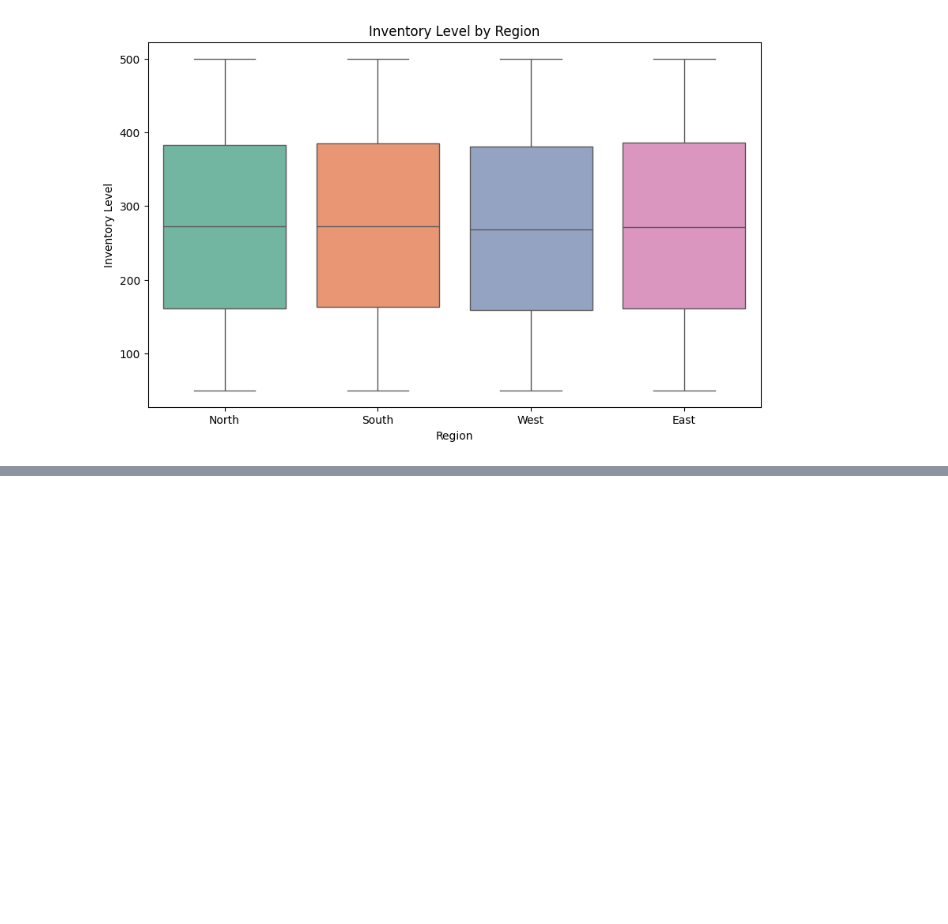
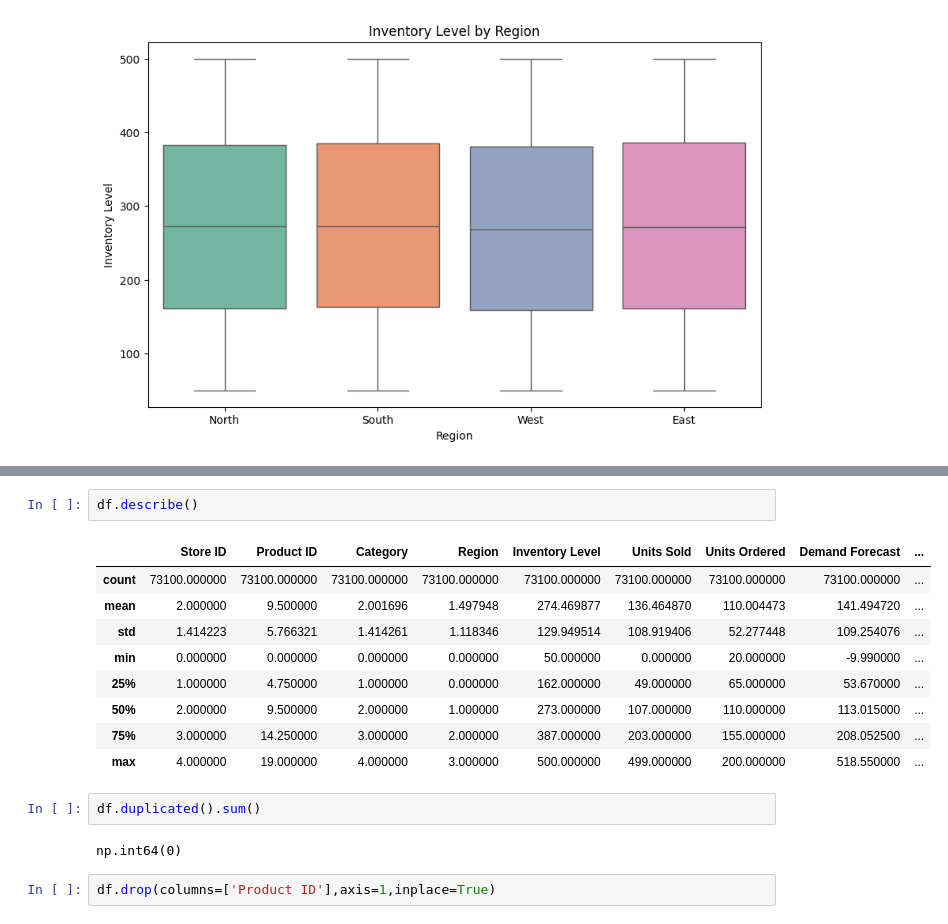
Before and after one commit to psmakol1/retail_store_inventory_forecast, a Jupyter notebook: capstone.ipynb, the cells around one changed output, grey strips where cells are left out. Cells and saved outputs as stored; diff of their text form; blank space fills up the shorter version.

```diff
--- a/capstone.ipynb
+++ b/capstone.ipynb
@@ -188,0 +258,18 @@ plt.show()
+# %%
+df.describe()
+# %% [output]
+|  | Store ID | Product ID | Category | Region | Inventory Level | Units Sold | Units Ordered | Demand Forecast | ... |
+| count | 73100.000000 | 73100.000000 | 73100.000000 | 73100.000000 | 73100.000000 | 73100.000000 | 73100.000000 | 73100.000000 | ... |
+| mean | 2.000000 | 9.500000 | 2.001696 | 1.497948 | 274.469877 | 136.464870 | 110.004473 | 141.494720 | ... |
+| std | 1.414223 | 5.766321 | 1.414261 | 1.118346 | 129.949514 | 108.919406 | 52.277448 | 109.254076 | ... |
+| min | 0.000000 | 0.000000 | 0.000000 | 0.000000 | 50.000000 | 0.000000 | 20.000000 | -9.990000 | ... |
+| 25% | 1.000000 | 4.750000 | 1.000000 | 0.000000 | 162.000000 | 49.000000 | 65.000000 | 53.670000 | ... |
+| 50% | 2.000000 | 9.500000 | 2.000000 | 1.000000 | 273.000000 | 107.000000 | 110.000000 | 113.015000 | ... |
+| 75% | 3.000000 | 14.250000 | 3.000000 | 2.000000 | 387.000000 | 203.000000 | 155.000000 | 208.052500 | ... |
+| max | 4.000000 | 19.000000 | 4.000000 | 3.000000 | 500.000000 | 499.000000 | 200.000000 | 518.550000 | ... |
+# %%
+df.duplicated().sum()
+# %% [output]
+np.int64(0)
+# %%
+df.drop(columns=['Product ID'],axis=1,inplace=True)
```
Also changed, not shown: parts of 14 cells of this notebook.
